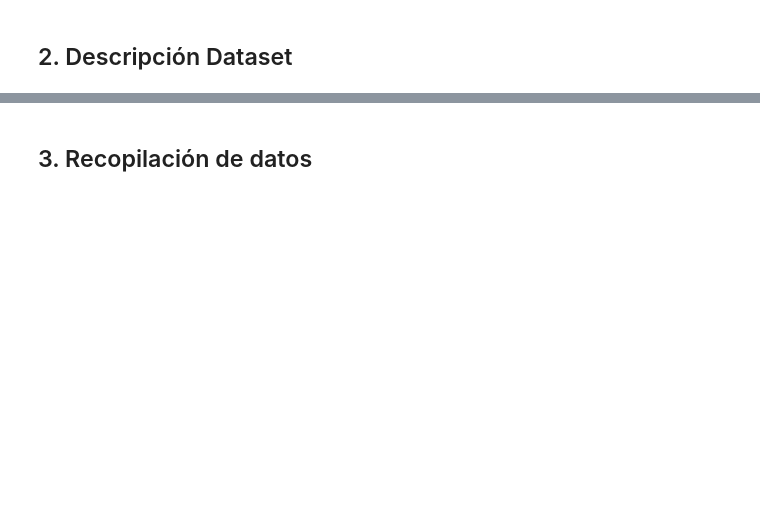
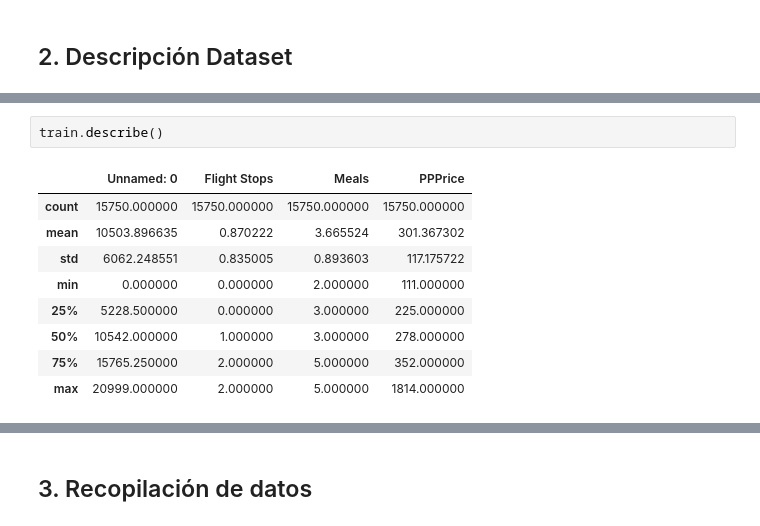
Before and after one commit to diegoquezadac/omicron, a Jupyter notebook: taller-2/taller-2.ipynb, the cells around one changed output, grey strips where cells are left out. Drawn from its saved outputs; the diff is of its cells as text; blank space fills up the shorter version.

```diff
--- a/taller-2/taller-2.ipynb
+++ b/taller-2/taller-2.ipynb
@@ -338,0 +372,12 @@ from sklearn.feature_selection import VarianceThreshold
+# %%
+train.describe()
+# %% [output]
+|  | Unnamed: 0 | Flight Stops | Meals | PPPrice |
+| count | 15750.000000 | 15750.000000 | 15750.000000 | 15750.000000 |
+| mean | 10503.896635 | 0.870222 | 3.665524 | 301.367302 |
+| std | 6062.248551 | 0.835005 | 0.893603 | 117.175722 |
+| min | 0.000000 | 0.000000 | 2.000000 | 111.000000 |
+| 25% | 5228.500000 | 0.000000 | 3.000000 | 225.000000 |
+| 50% | 10542.000000 | 1.000000 | 3.000000 | 278.000000 |
+| 75% | 15765.250000 | 2.000000 | 5.000000 | 352.000000 |
+| max | 20999.000000 | 2.000000 | 5.000000 | 1814.000000 |
```
Also changed, not shown: parts of 199 cells of this notebook.
